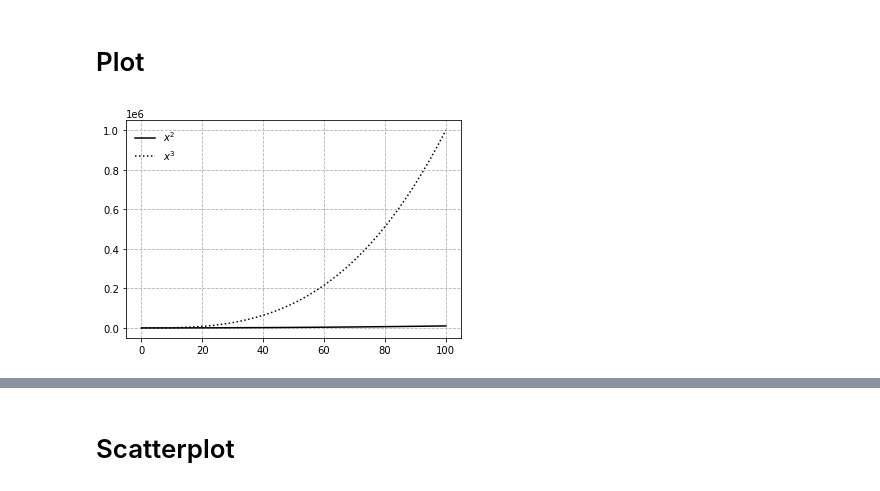
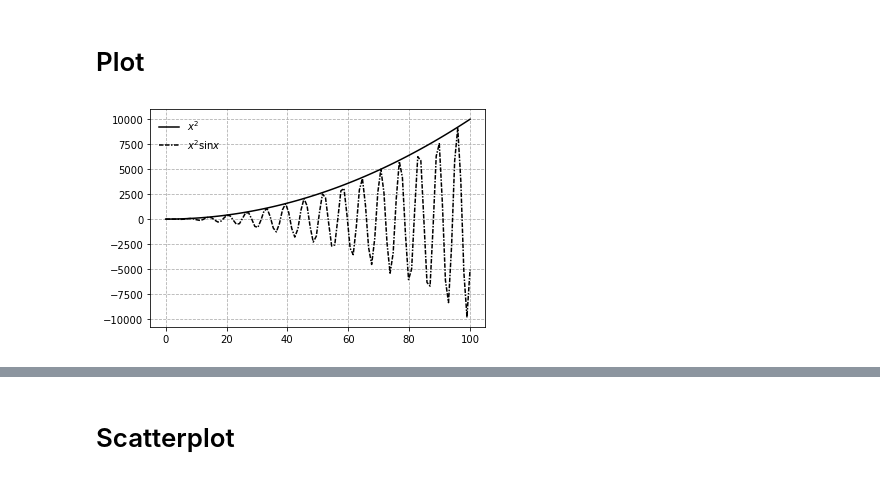
Before and after one commit to alatios/lcm-openlab_data-visualization, a Jupyter notebook: data_visualization.ipynb, the cells around one changed output, grey strips where cells are left out. Drawn from its saved outputs; the diff is of its cells as text; code cells hidden in the pictures.

Commit message:
Refine some plot details

```diff
--- a/data_visualization.ipynb
+++ b/data_visualization.ipynb
@@ -185,12 +186,12 @@ w = cubic(x)
 # %%
 fig, ax = plt.subplots()
 
 ax.plot(x, y, label='$x^2$', color='k', linestyle='solid')
-ax.plot(x, w, label=r'$x^3$', linestyle='dotted', color='k')
+ax.plot(x, z, label=r'$x^2 \sin x$', linestyle=(0, (3,1,3,1,1,1)), color='k')
 ax.grid(linestyle='--')
 
 ax.legend(frameon=False)
 
 plt.show()
 # %% [output]
-[figure, old version]
+[figure, new version]
```
Also changed, not shown: parts of 24 cells of this notebook.
